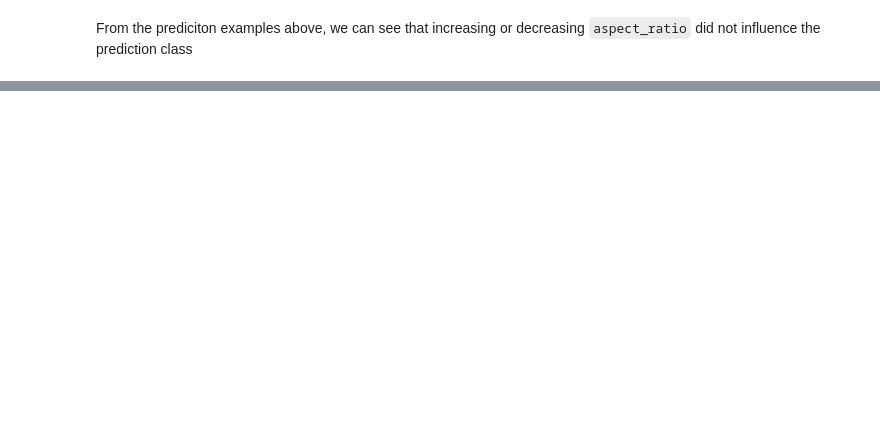
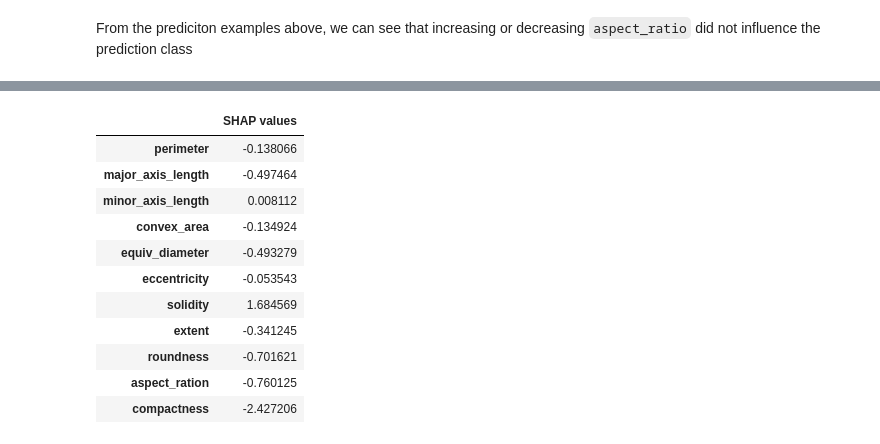
Before and after one commit to thayeylolu/Feature-Analysis, a Jupyter notebook: notebook.ipynb, the cells around one changed output, grey strips where cells are left out. Saved outputs shown, nothing was run; the diff lists cells and outputs as text; code cells hidden in the pictures; blank space fills up the shorter version.

```diff
--- a/notebook.ipynb
+++ b/notebook.ipynb
@@ -252,0 +490,21 @@ From the prediciton examples above, we can see that increasing or decreasing `as
+# %%
+#
+shape_value_cindex = pd.DataFrame(
+    test_lgbm_shap_values[1][c_index, :],
+    index=numeric_columns,
+    columns=["SHAP values"],
+)
+shape_value_cindex
+# %% [output]
+|  | SHAP values |
+| perimeter | -0.138066 |
+| major_axis_length | -0.497464 |
+| minor_axis_length | 0.008112 |
+| convex_area | -0.134924 |
+| equiv_diameter | -0.493279 |
+| eccentricity | -0.053543 |
+| solidity | 1.684569 |
+| extent | -0.341245 |
+| roundness | -0.701621 |
+| aspect_ration | -0.760125 |
+| compactness | -2.427206 |
```
Also changed, not shown: parts of 36 cells of this notebook.
